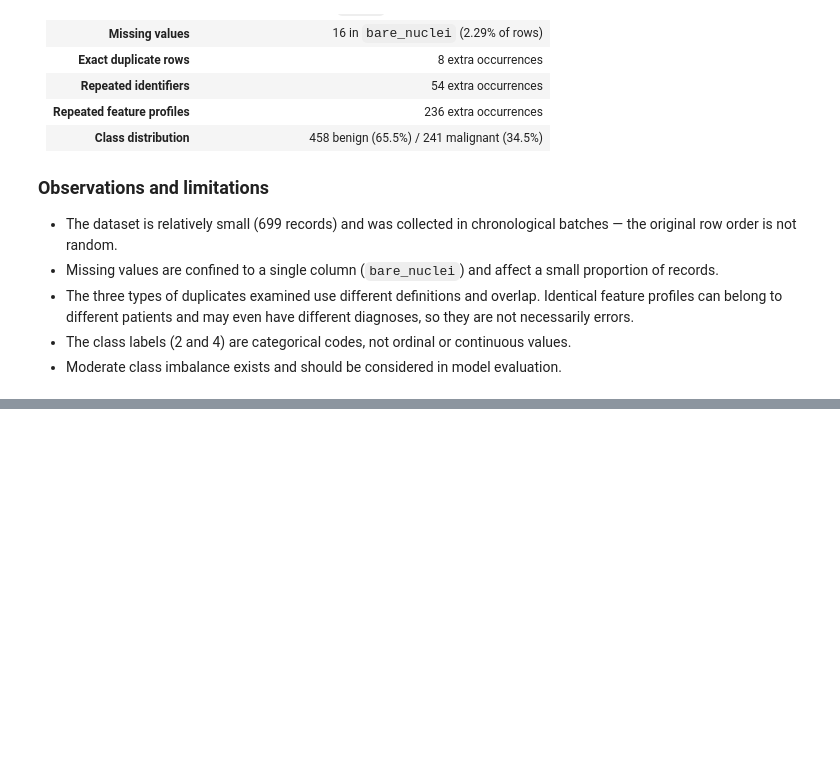
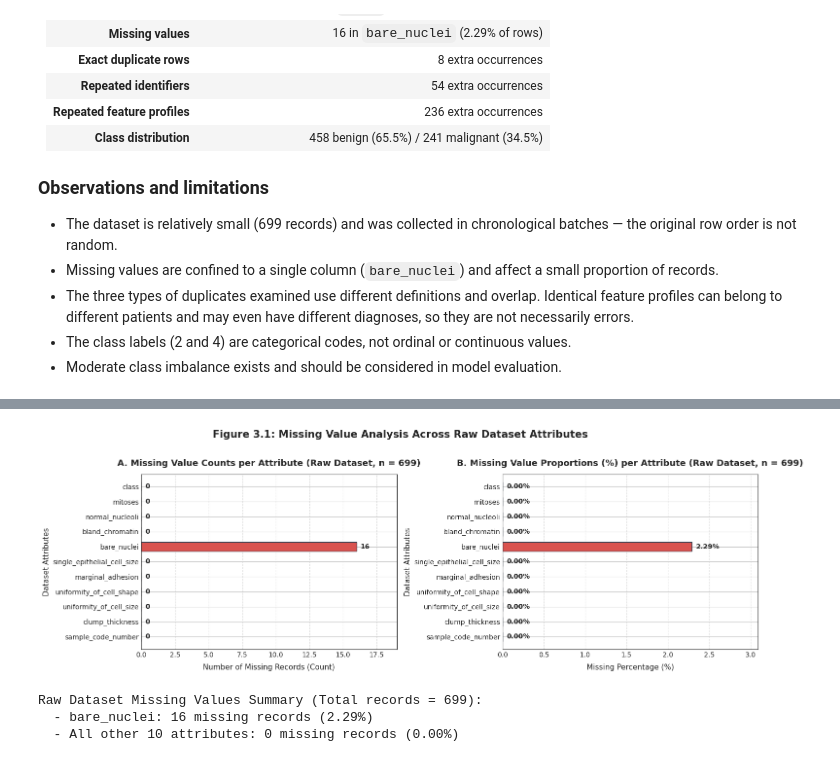
Before and after one commit to M7moudeGalal/Breast-Cancer-Wisconsin, a Jupyter notebook: wisconsin_breast_cancer.ipynb, the cells around one changed output, grey strips where cells are left out. Saved outputs shown, nothing was run; the diff lists cells and outputs as text; code cells hidden in the pictures; blank space fills up the shorter version.

```diff
--- a/wisconsin_breast_cancer.ipynb
+++ b/wisconsin_breast_cancer.ipynb
@@ -337,0 +735,19 @@ The dataset is moderately imbalanced toward the benign class, with a roughly 2:1
+# %%
+import matplotlib.pyplot as plt
+import seaborn as sns
+from scipy import stats
+
+# Configure visual theme and styling
+plt.style.use("seaborn-v0_8-whitegrid" if "seaborn-v0_8-whitegrid" in plt.style.available else "default")
+plt.rcParams["font.family"] = "sans-serif"
+plt.rcParams["font.sans-serif"] = ["DejaVu Sans", "Arial", "Helvetica"]
+plt.rcParams["axes.edgecolor"] = "#333333"
+plt.rcParams["axes.linewidth"] = 0.8
+plt.rcParams["figure.titlesize"] = 14
+plt.rcParams["axes.titlesize"] = 12
+plt.rcParams["axes.labelsize"] = 11
+
+# Define standardized clinical color palette
+PALETTE_CLASS = {"Benign": "#2b7bba", "Malignant": "#d9534f"}
+
+print("Visualization configuration and statistical libraries initialized successfully.")
@@ -337,0 +760,47 @@ The dataset is moderately imbalanced toward the benign class, with a roughly 2:1
+# %%
+# Calculate missing values counts and percentages from original raw dataset (n = 699)
+missing_counts = df.isna().sum()
+missing_pcts = (missing_counts / len(df)) * 100
+
+fig, axes = plt.subplots(1, 2, figsize=(15, 5))
+
+# Subplot A: Absolute missing counts
+colors_counts = ["#d9534f" if c > 0 else "#2b7bba" for c in missing_counts]
+bars_count = axes[0].barh(missing_counts.index, missing_counts.values, color=colors_counts, edgecolor="#2c3e50", height=0.6)
+axes[0].set_title("A. Missing Value Counts per Attribute (Raw Dataset, n = 699)", fontsize=13, fontweight="bold", pad=12)
+axes[0].set_xlabel("Number of Missing Records (Count)", fontsize=11, labelpad=8)
+axes[0].set_ylabel("Dataset Attributes", fontsize=11)
+axes[0].set_xlim(0, max(missing_counts.values) + 3)
+axes[0].grid(axis="x", linestyle="--", alpha=0.6)
+
+for bar in bars_count:
+    w = bar.get_width()
+    axes[0].text(w + 0.3, bar.get_y() + bar.get_height()/2, f"{int(w)}", va="center", ha="left", fontsize=10, fontweight="bold")
+
+# Subplot B: Missing percentages
+colors_pcts = ["#d9534f" if p > 0 else "#2ecc71" for p in missing_pcts]
+bars_pct = axes[1].barh(missing_pcts.index, missing_pcts.values, color=colors_pcts, edgecolor="#2c3e50", height=0.6)
+axes[1].set_title("B. Missing Value Proportions (%) per Attribute (Raw Dataset, n = 699)", fontsize=13, fontweight="bold", pad=12)
+axes[1].set_xlabel("Missing Percentage (%)", fontsize=11, labelpad=8)
+axes[1].set_ylabel("Dataset Attributes", fontsize=11)
+axes[1].set_xlim(0, max(missing_pcts.values) + 0.8)
+axes[1].grid(axis="x", linestyle="--", alpha=0.6)
+
+for bar in bars_pct:
+    w = bar.get_width()
+    axes[1].text(w + 0.05, bar.get_y() + bar.get_height()/2, f"{w:.2f}%", va="center", ha="left", fontsize=10, fontweight="bold")
+
+plt.suptitle("Figure 3.1: Missing Value Analysis Across Raw Dataset Attributes", fontsize=15, fontweight="bold", y=1.02)
+plt.tight_layout()
+plt.show()
+
+print(f"Raw Dataset Missing Values Summary (Total records = {len(df)}):")
+for col in df.columns:
+    if missing_counts[col] > 0:
+        print(f"  - {col}: {missing_counts[col]} missing records ({missing_pcts[col]:.2f}%)")
+print(f"  - All other {len(df.columns) - 1} attributes: 0 missing records (0.00%)")
+# %% [output]
+[figure, added]
+Raw Dataset Missing Values Summary (Total records = 699):
+  - bare_nuclei: 16 missing records (2.29%)
+  - All other 10 attributes: 0 missing records (0.00%)
```
Also changed, not shown: parts of 86 cells of this notebook, 11 other files.
